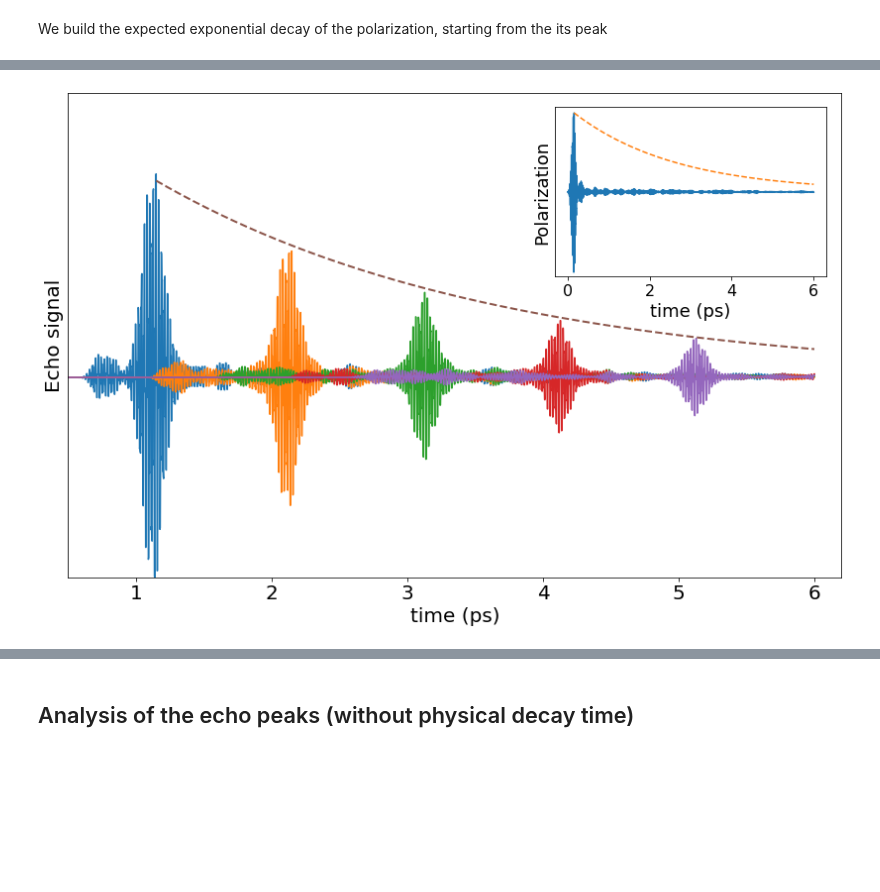
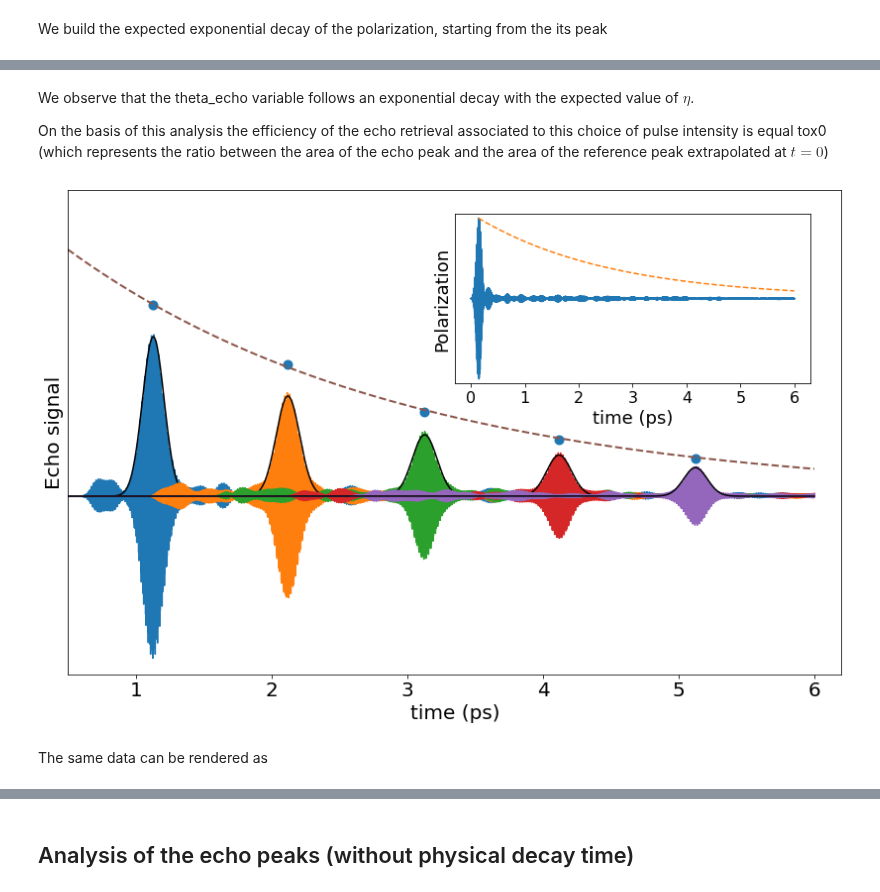
Before and after one commit to marcodalessandro76/Echo_mechanisms_decay_time_optical_orientation, a Jupyter notebook: PHOTON_ECO/ANALYSIS_Plot.ipynb, the cells around one changed output, grey strips where cells are left out. Cells and saved outputs as stored; diff of their text form; code cells hidden in the pictures; blank space fills up the shorter version.

```diff
--- a/PHOTON_ECO/ANALYSIS_Plot.ipynb
+++ b/PHOTON_ECO/ANALYSIS_Plot.ipynb
@@ -73,0 +140,3 @@ signal_peak
+# %%
+theta_ref = np.sqrt(2*np.pi)*gauss_pars_ref[0]*gauss_pars_ref[2]
+theta_ref
@@ -74,9 +164,9 @@ signal_peak
 # %%
-def monoExp(t, x0):
-    return x0*np.exp(-eta*(t-t0))
+def monoExp(t, l):
+    return theta_ref*l*np.exp(-eta*t)
 # %%
-p0 = (1.5e-4) # start with values near those we expect
-params, cv = scipy.optimize.curve_fit(monoExp, time_peak, signal_peak, p0)
-x0 = params[0]
-x0
+l0 = 1e-2 # start with values near those we expect
+params, cv = curve_fit(monoExp, time_echo, theta_echo, l0)
+l = params[0]
+l
 # %% [output]
@@ -84,2 +174,2 @@ x0
 # %%
-exp_fit = monoExp(time_fit,x0)
+exp_fit = monoExp(time,l)
@@ -86,35 +182,45 @@ exp_fit = monoExp(time_fit,x0)
+# %% [markdown]
+We observe that the theta_echo variable follows an exponential decay with the expected value of $\eta$.
+
+On the basis of this analysis the efficiency of the echo retrieval associated to this choice of pulse
+intensity is equal tox0 (which represents the ratio between the area of the echo peak and the area of the reference
+peak extrapolated at $t=0$)
 # %%
 label_size = 20
 label_size_inset = 18
-e_min = min(echo['0.5ps'])*1.
-e_max = max(echo['0.5ps'])*1.4
+e_min = min(echo['0.5ps'])*1.1
+e_max = max(echo['0.5ps'])*1.9
+rescale1 = 1.2*gauss_pars['0.5ps'][0]/theta_echo[0]
+rescale2 = gauss_pars_ref[0]/(theta_echo[0]*np.exp(eta*time_echo[0]))
 
 fig, ax1 = plt.subplots(figsize=(14, 9))
 
 for t in tau:
-    ax1.plot(time*1e-3,echo[t],label='echo_'+t)
-ax1.plot(time_fit*1e-3,exp_fit,linestyle='--',linewidth=2)
-#ax1.scatter(np.array(time_peak)*1e-3,signal_peak,linewidth=4)
-#for tm in time_peak:
-#    ax1.axvline(tm*1e-3,ymax=(monoExp(tm,x0)-e_min)/(e_max-e_min),color='black',ls='--') #
+    ax1.plot(time,echo[t])
+    ax1.plot(time,gauss(time,*gauss_pars[t]),color='black',linestyle='-')
+ax1.scatter(time_echo,rescale1*theta_echo,linewidth=4)
+ax1.plot(time,rescale1*exp_fit,linestyle='--',linewidth=2)
 ax1.set_xlabel('time (ps)',size=label_size)
 ax1.set_ylabel('Echo signal',size=label_size)
 ax1.set_xlim(0.5,6.2)
 ax1.set_ylim(e_min,e_max)
 ax1.set_yticks([])
 ax1.tick_params(axis='both', which='major', labelsize=label_size)
 
 ax2 = plt.axes([0,0,1,1])
-ip = InsetPosition(ax1, [0.63,0.62,0.35,0.35])
+ip = InsetPosition(ax1, [0.5,0.6,0.46,0.35])
 ax2.set_axes_locator(ip)
-ax2.plot(time*1e-3,ref)
-ax2.plot(time_exp*1e-3,exp_decay,linestyle='--')
+ax2.plot(time,px_ref)
+ax2.plot(time_exp,exp_decay,linestyle='--')
+#ax2.scatter(time_echo,rescale2*theta_echo,linewidth=4)
 ax2.set_yticks([])
 ax2.set_ylim(-0.03,0.03)
 ax2.set_xlabel('time (ps)',size=label_size_inset)
 ax2.set_ylabel('Polarization',size=label_size_inset)
 ax2.tick_params(axis='both', which='major', labelsize=16)
 
-#plt.savefig(fname='Plot/echo_decay.eps',format='eps',bbox_inches = "tight")
+plt.savefig(fname='Plot/echo_decay_%s.eps'%int_str,format='eps',bbox_inches = "tight")
 # %% [output]
-[figure, old version]
+[figure, new version]
+# %% [markdown]
+The same data can be rendered as
```
Also changed, not shown: parts of 30 cells of this notebook, 11 other files.
